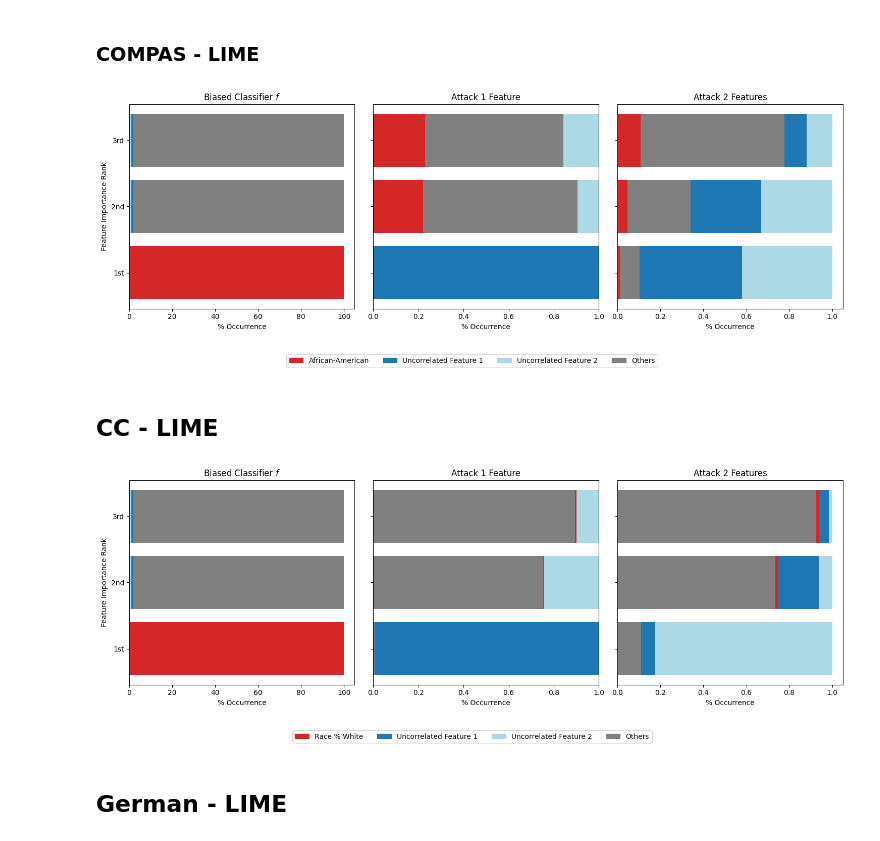
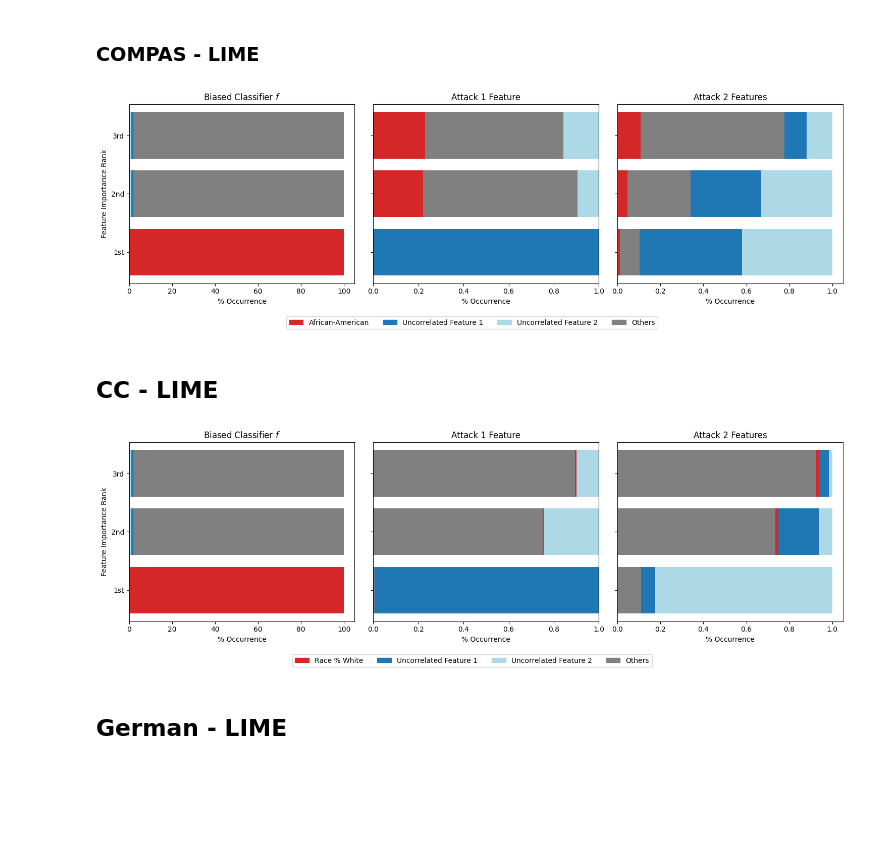
Before and after one commit to datasciencejeff/Fooling-LIME-SHAP, a Jupyter notebook: FI_plot.ipynb, the cells around one changed output. Cells and saved outputs as stored; diff of their text form; code cells hidden in the pictures; blank space fills up the shorter version.

Commit message:
update mcmc sampling and visualization

```diff
--- a/FI_plot.ipynb
+++ b/FI_plot.ipynb
@@ -112,37 +112,37 @@ fig, axes = plt.subplots(1, 3, figsize=(15, 5), sharey=True)
 
 # Biased Classifier f
 axes[0].barh(['1st', '2nd', '3rd'], [100, 0, 0], color=palette['African-American'], label='African-American')
 axes[0].barh(['1st', '2nd', '3rd'], [0, 100, 100], color=palette['All others'], label='All others')
 axes[0].barh(['1st', '2nd', '3rd'], [0, 2, 2], color=palette['unrelated_column_one'], label='unrelated_column_one')
 axes[0].barh(['1st', '2nd', '3rd'], [0, 1, 1], color=palette['unrelated_column_two'], label='unrelated_column_two')
 axes[0].set_title('Biased Classifier $f$')
 axes[0].set_xlabel('% Occurrence')
 axes[0].set_ylabel('Feature Importance Rank')
 
 # Assuming df_one_unrelated and df_two_unrelated are defined as before
 df = pd.concat([df_one_unrelated, df_two_unrelated])  # assuming they are already defined
 
 # Attack 1 Feature
 plot_stacked_bar(df[df['Label'] == 'Attack 1 Feature'], axes[1], 'Attack 1 Feature')
 
 # Attack 2 Features
 plot_stacked_bar(df[df['Label'] == 'Attack 2 Features'], axes[2], 'Attack 2 Features')
 
 
 # Create custom legend handles
 from matplotlib.patches import Patch
 legend_handles = [Patch(color=palette['African-American'], label='African-American'),
                   Patch(color=palette['unrelated_column_one'], label='Uncorrelated Feature 1'),
                   Patch(color=palette['unrelated_column_two'], label='Uncorrelated Feature 2'),
                   Patch(color=palette['All others'], label='Others')]
 
 # Adjust legend to show only once with the specified order
-fig.legend(handles=legend_handles, loc='upper center', bbox_to_anchor=(0.5, -0.05), ncol=4)
-plt.tight_layout()
-plt.savefig('images/FI_compas_lime.png', dpi=300)
+fig.legend(handles=legend_handles, loc='upper center', bbox_to_anchor=(0.5, 0.1), ncol=4)
+fig.tight_layout(rect=[0, 0.1, 1, 1])
+plt.savefig('images/FI_compas_lime.png', dpi=300, bbox_inches='tight')
 plt.show()
 # %% [output]
-[figure, old version]
+[figure, new version]
 # %% [markdown]
 ## CC - LIME
 # %%
@@ -257,12 +257,12 @@ legend_handles = [Patch(color=palette['racePctWhite numeric'], label='Race % Whi
                   Patch(color=palette['All others'], label='Others')]
 
 # Adjust legend to show only once with the specified order
-fig.legend(handles=legend_handles, loc='upper center', bbox_to_anchor=(0.5, -0.05), ncol=4)
-plt.tight_layout()
+fig.legend(handles=legend_handles, loc='upper center', bbox_to_anchor=(0.5, 0.1), ncol=4)
+fig.tight_layout(rect=[0, 0.1, 1, 1])
 plt.savefig('images/FI_cc_lime.png', dpi=300)
 plt.show()
 # %% [output]
-[figure, old version]
+[figure, new version]
 # %% [markdown]
 ## German - LIME
 # %%
```
Also changed, not shown: parts of 4 cells of this notebook, 4 other files.
